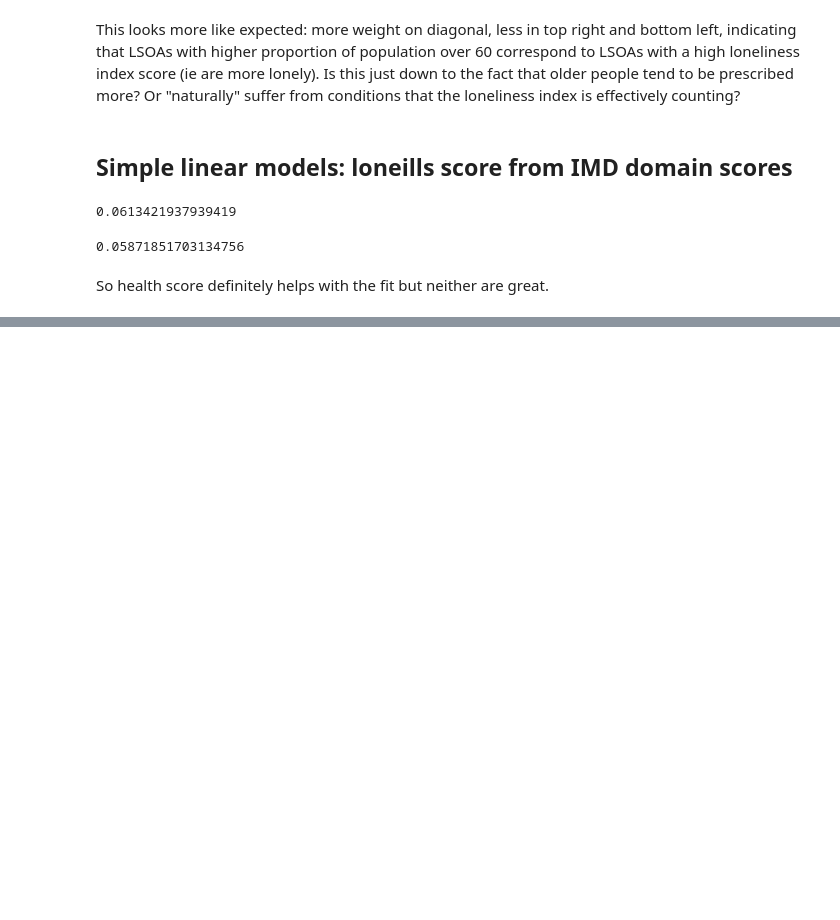
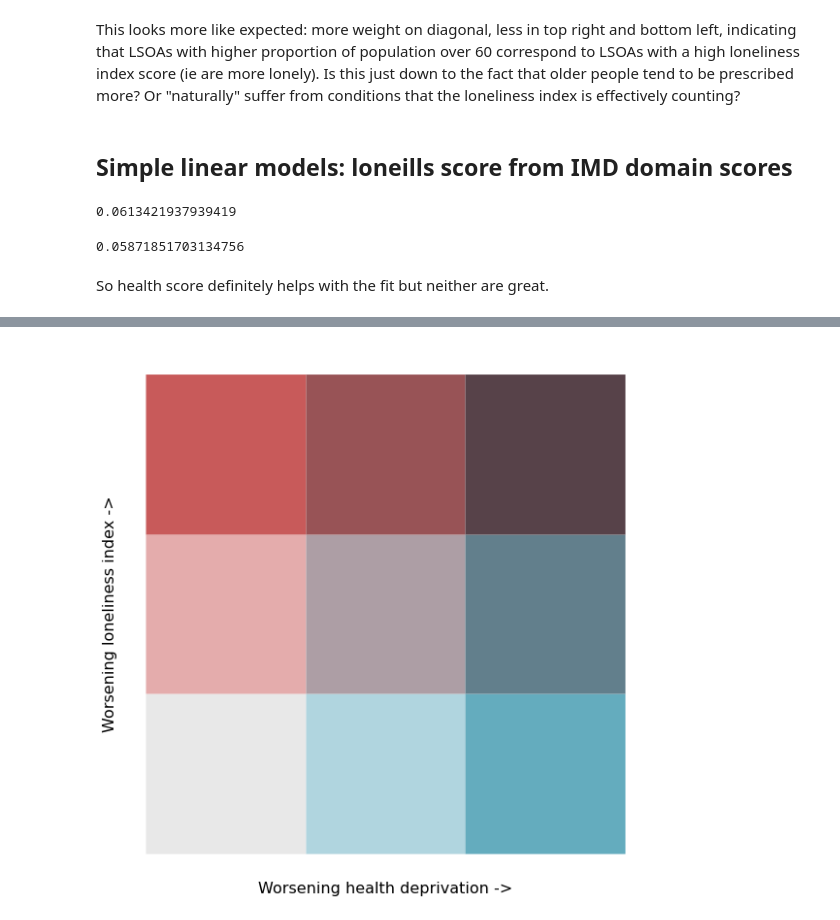
Before and after one commit to TamsinHu/Loneliness_study, a Jupyter notebook: Loneliness and health without outliers.ipynb, the cells around one changed output, grey strips where cells are left out. Saved outputs shown, nothing was run; the diff lists cells and outputs as text; code cells hidden in the pictures; blank space fills up the shorter version.

```diff
--- a/Loneliness and health without outliers.ipynb
+++ b/Loneliness and health without outliers.ipynb
@@ -202,0 +288,29 @@ So health score definitely helps with the fit but neither are great.
+# %%
+fig, ax = plt.subplots(figsize = (10,10))
+
+colour_map = ['#e8e8e8', '#e4acac', '#c85a5a', '#b0d5df', '#ad9ea5', '#985356', '#64acbe', '#627f8c', '#574249']
+
+rect_list=[]
+
+for i in range(0,3):
+    for j in range(0,3):
+        rectangle = plt.Rectangle((i,j), 1, 1, fc=colour_map[i*3 + j])
+        rect_list.append(rectangle)
+
+patches = matplotlib.collections.PatchCollection(rect_list, match_original=True)
+# ax.set_axis_off()
+ax.tick_params(left=False,
+                bottom=False,
+                labelleft=False,
+                labelbottom=False)
+ax.spines['top'].set_visible(False)
+ax.spines['right'].set_visible(False)
+ax.spines['bottom'].set_visible(False)
+ax.spines['left'].set_visible(False)
+ax.set_xlabel('Worsening health deprivation ->', fontsize = 16)
+ax.set_ylabel('Worsening loneliness index ->',  fontsize = 16)
+ax.add_collection(patches)
+plt.axis('scaled')
+plt.show()
+# %% [output]
+[figure, added]
```
Also changed, not shown: parts of 16 cells of this notebook.
